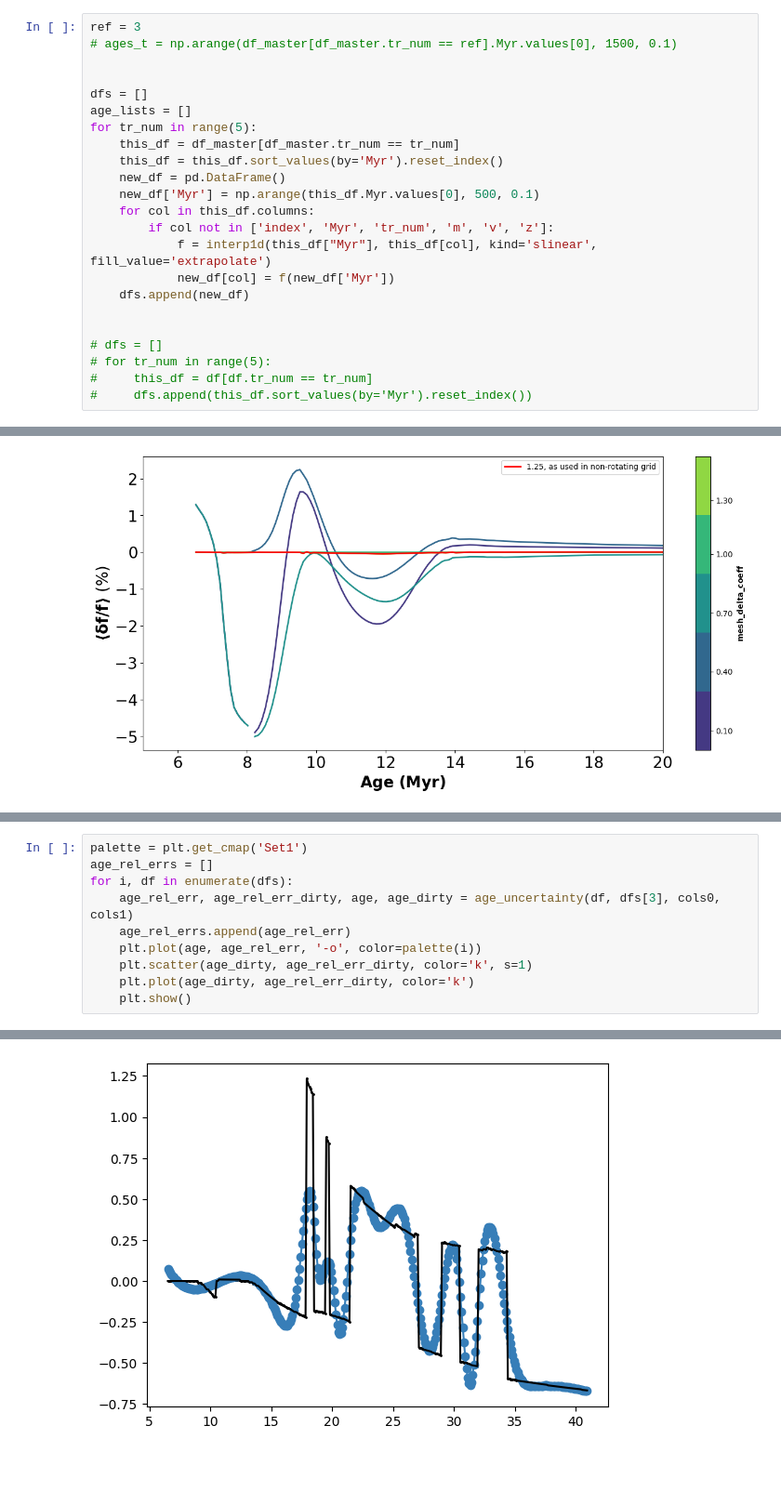
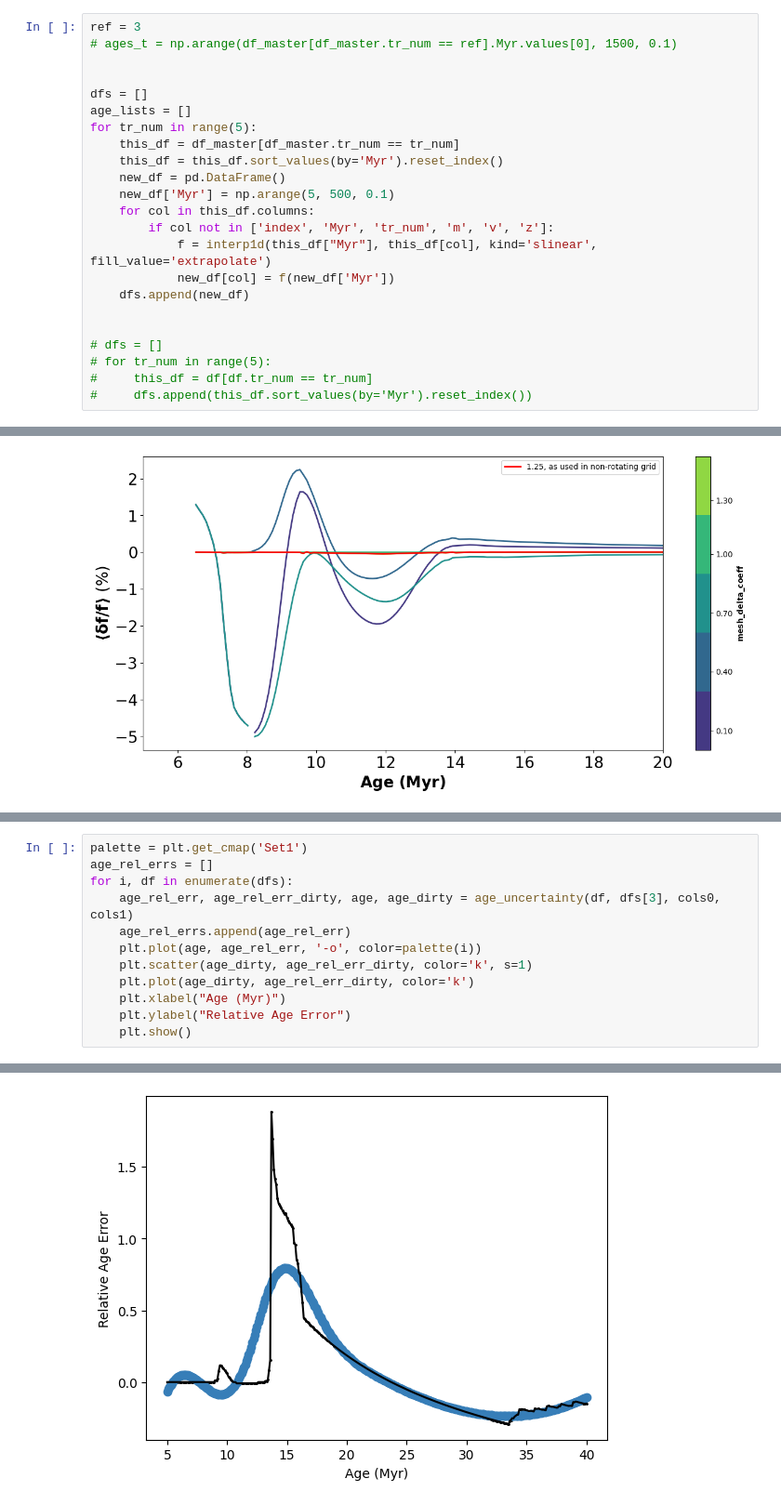
Before and after one commit to gautam-404/MESA-tests, a Jupyter notebook: test.ipynb, the cells around one changed output, grey strips where cells are left out. Shown at 93% size. Cells and saved outputs as stored; diff of their text form; blank space fills up the shorter version.

```diff
--- a/test.ipynb
+++ b/test.ipynb
@@ -114,7 +114,7 @@ for tr_num in range(5):
     this_df = df_master[df_master.tr_num == tr_num]
     this_df = this_df.sort_values(by='Myr').reset_index()
     new_df = pd.DataFrame()
-    new_df['Myr'] = np.arange(this_df.Myr.values[0], 500, 0.1)
+    new_df['Myr'] = np.arange(5, 500, 0.1)
     for col in this_df.columns:
         if col not in ['index', 'Myr', 'tr_num', 'm', 'v', 'z']:
             f = interp1d(this_df["Myr"], this_df[col], kind='slinear', fill_value='extrapolate')
@@ -389,5 +372,7 @@ for i, df in enumerate(dfs):
     plt.plot(age, age_rel_err, '-o', color=palette(i))
     plt.scatter(age_dirty, age_rel_err_dirty, color='k', s=1)
     plt.plot(age_dirty, age_rel_err_dirty, color='k')
+    plt.xlabel("Age (Myr)")
+    plt.ylabel("Relative Age Error")
     plt.show()
 # %% [output]
@@ -395 +380 @@ for i, df in enumerate(dfs):
-[figure, old version]
+[figure, new version]
```
Also changed, not shown: parts of 7 cells of this notebook.
